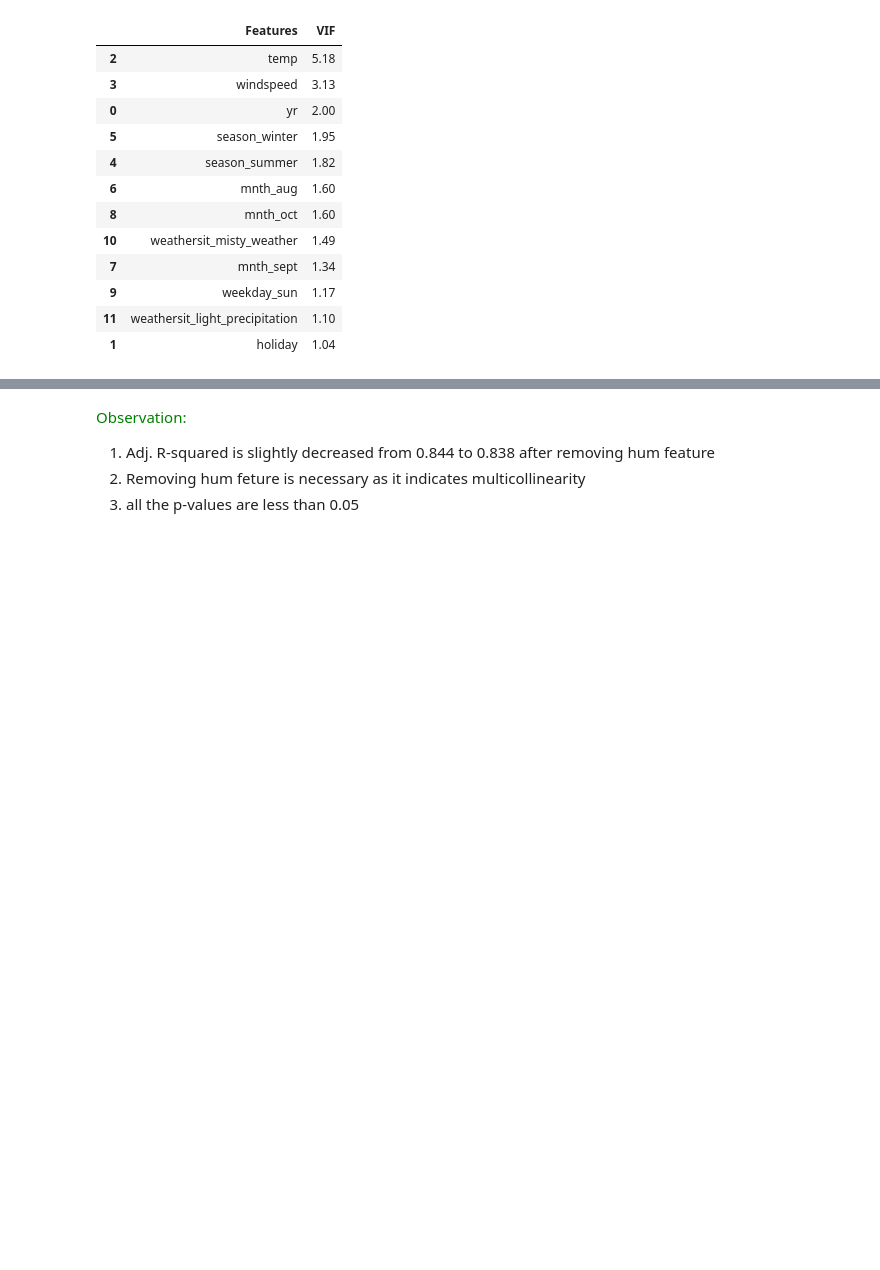
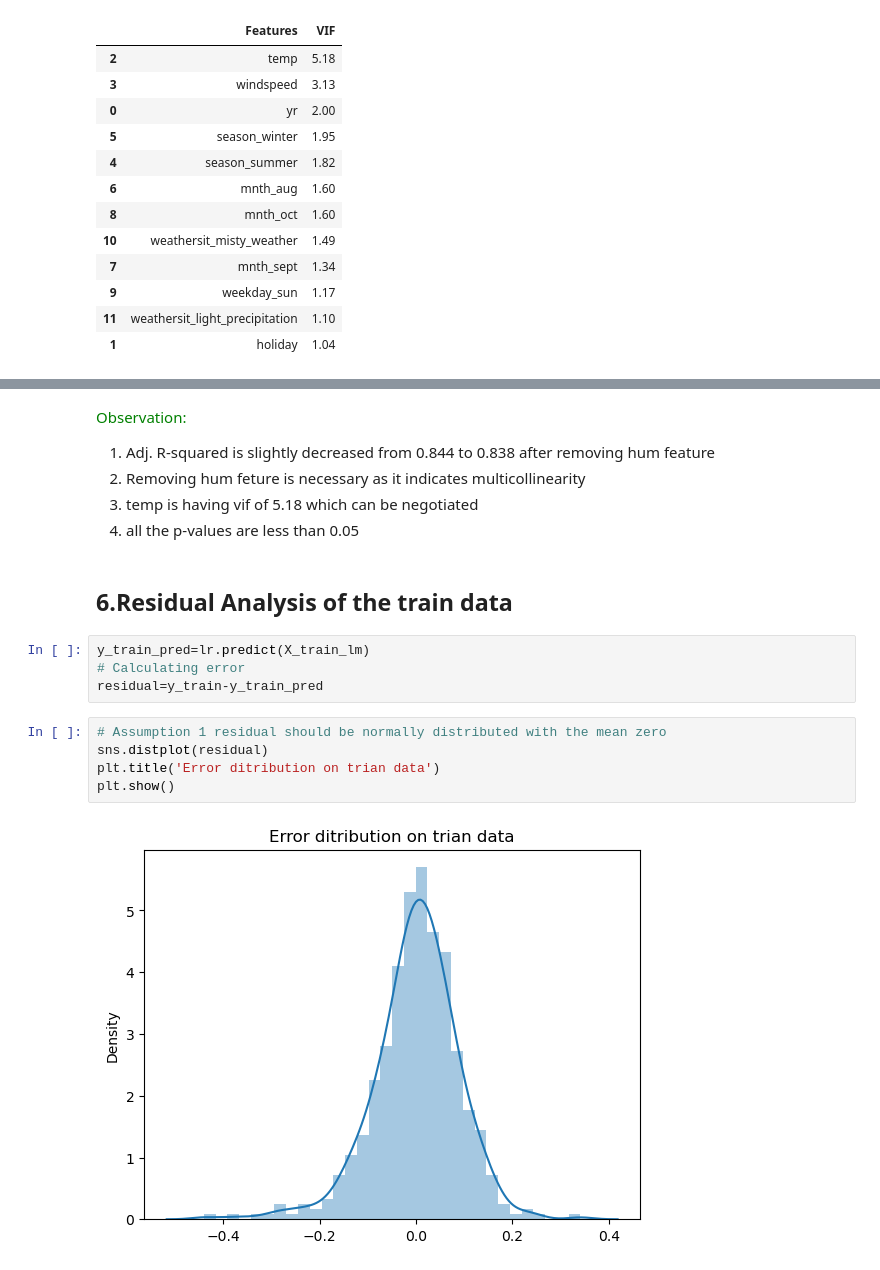
Before and after one commit to sunilkumarrudragada/bike-sharing-linear-regression, a Jupyter notebook: bike_sharing_linear_regression.ipynb, the cells around one changed output, grey strips where cells are left out. Saved outputs shown, nothing was run; the diff lists cells and outputs as text; blank space fills up the shorter version.

Commit message:
WIP Residual Analysis of the train data

```diff
--- a/bike_sharing_linear_regression.ipynb
+++ b/bike_sharing_linear_regression.ipynb
@@ -841,5 +841,19 @@ Notes:
 <span style="color:green">Observation: </br>
 1. Adj. R-squared is slightly decreased from 0.844 to 0.838 after removing hum feature
 2. Removing hum feture is necessary as it indicates  multicollinearity
-3. all the p-values are less than 0.05
+3. temp is having vif of 5.18 which can be negotiated
+4. all the p-values are less than 0.05
 </span>
+# %% [markdown]
+## 6.Residual Analysis of the train data
+# %%
+y_train_pred=lr.predict(X_train_lm)
+# Calculating error
+residual=y_train-y_train_pred
+# %%
+# Assumption 1 residual should be normally distributed with the mean zero
+sns.distplot(residual)
+plt.title('Error ditribution on trian data')
+plt.show()
+# %% [output]
+[figure, added]
```
Also changed, not shown: parts of 12 cells of this notebook.
